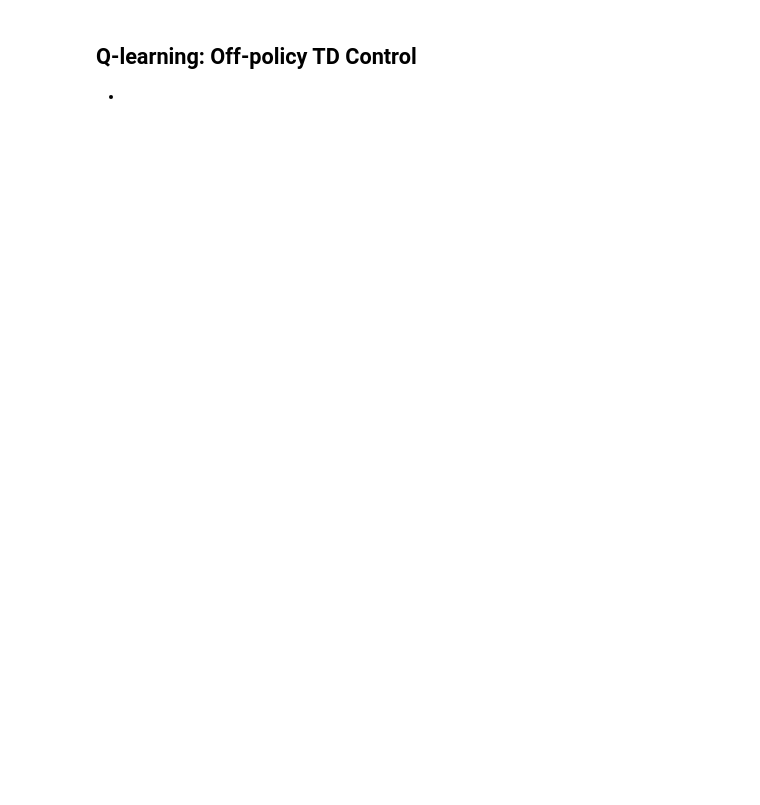
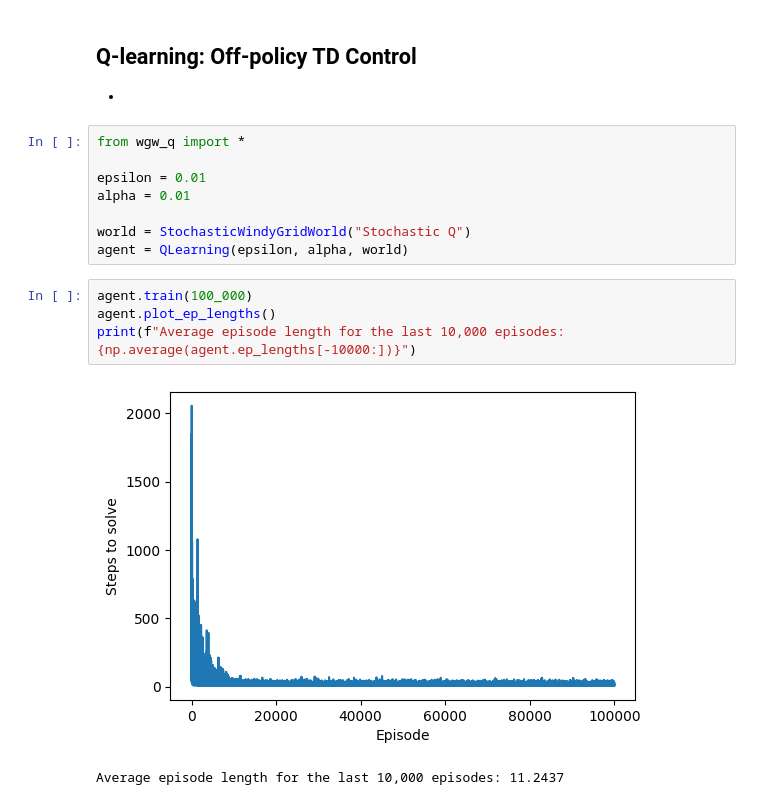
Before and after one commit to Fittiboy/journey, a Jupyter notebook: 010.1 - Temporal-Difference Learning.ipynb, the cells around one changed output. Saved outputs shown, nothing was run; the diff lists cells and outputs as text; blank space fills up the shorter version.

```diff
--- a/010.1 - Temporal-Difference Learning.ipynb
+++ b/010.1 - Temporal-Difference Learning.ipynb
@@ -357,3 +366,18 @@ Episode finished! Rendering animation...
 ## Q-learning: Off-policy TD Control
 
 *
+# %%
+from wgw_q import *
+
+epsilon = 0.01
+alpha = 0.01
+
+world = StochasticWindyGridWorld("Stochastic Q")
+agent = QLearning(epsilon, alpha, world)
+# %%
+agent.train(100_000)
+agent.plot_ep_lengths()
+print(f"Average episode length for the last 10,000 episodes: {np.average(agent.ep_lengths[-10000:])}")
+# %% [output]
+[figure, added]
+Average episode length for the last 10,000 episodes: 11.2437
```
Also changed, not shown: parts of 9 cells of this notebook, 6 other files.
